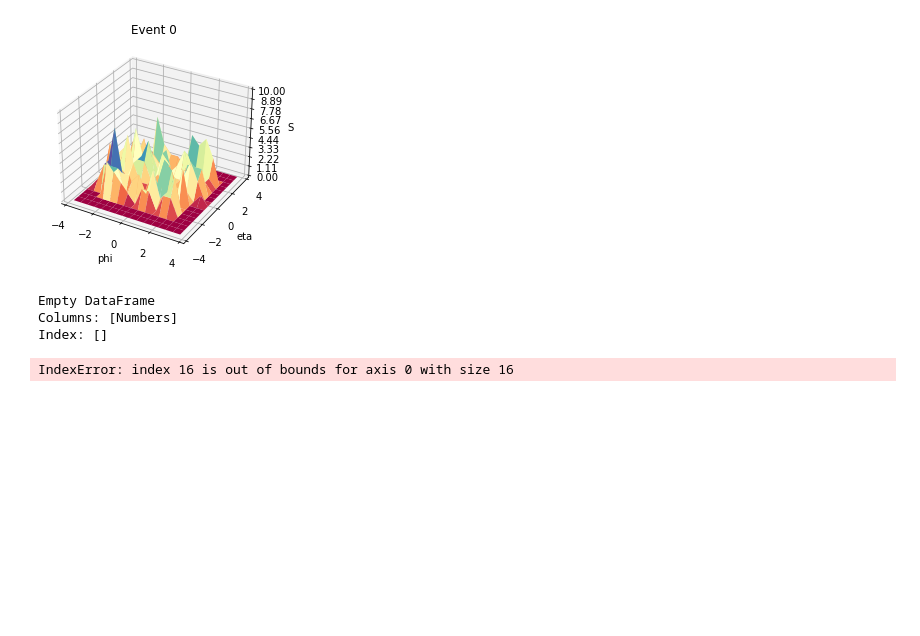
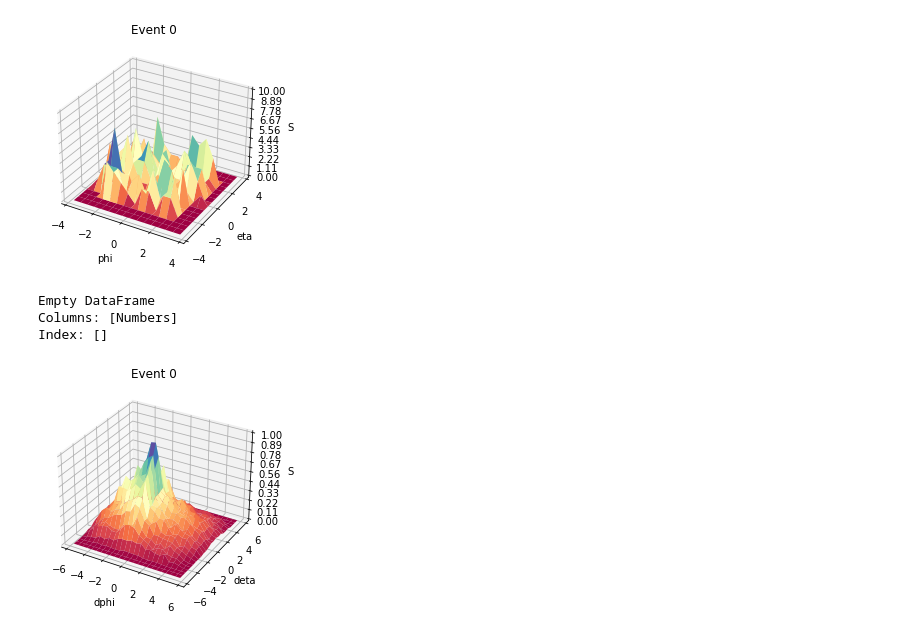
Before and after one commit to HarryWang0619/CIS_May_FinalProject, a Jupyter notebook: jul5_harry.ipynb, the cells around one changed output. Drawn from its saved outputs; the diff is of its cells as text; code cells hidden in the pictures; blank space fills up the shorter version.

Commit message:
event0

```diff
--- a/jul5_harry.ipynb
+++ b/jul5_harry.ipynb
@@ -194,6 +194,33 @@ Empty DataFrame
 Columns: [Numbers]
 Index: []
 # %%
-event_0_dx, event_0_dy, event_0_dz = surfacedata(event_0_ddata, dx=0.5, dy=0.5, rangex=4, rangey=4)
+event_0_dx, event_0_dy, event_0_dz = surfacedata(event_0_ddata, dx=0.5, dy=0.5, rangex=6, rangey=6)
+#normalize event_0_dz
+event_0_dz = event_0_dz/np.max(event_0_dz)
-# %% [output]
-IndexError: index 16 is out of bounds for axis 0 with size 16
+# %%
+fig, ax = plt.subplots(subplot_kw={"projection": "3d"})
+
+# Make data.
+X = event_0_dx
+Y = event_0_dy
+X, Y = np.meshgrid(X, Y)
+Z = event_0_dz
+
+# Plot the surface.
+surf = ax.plot_surface(X, Y, Z, cmap=cm.Spectral,antialiased=True)
+
+# Customize the z axis.
+ax.set_zlim(0, 1)
+ax.zaxis.set_major_locator(LinearLocator(10))
+# A StrMethodFormatter is used automatically
+ax.zaxis.set_major_formatter('{x:.02f}')
+ax.set_xlabel('dphi')
+ax.set_ylabel('deta')
+ax.set_zlabel('S')
+plt.title('Event 0')
+
+# Add a color bar which maps values to colors.
+plt.savefig('SavedFig/event_0_d.png')
+plt.show()
+# %% [output]
+[figure, added]
```
Also changed, not shown: 1 other file.
